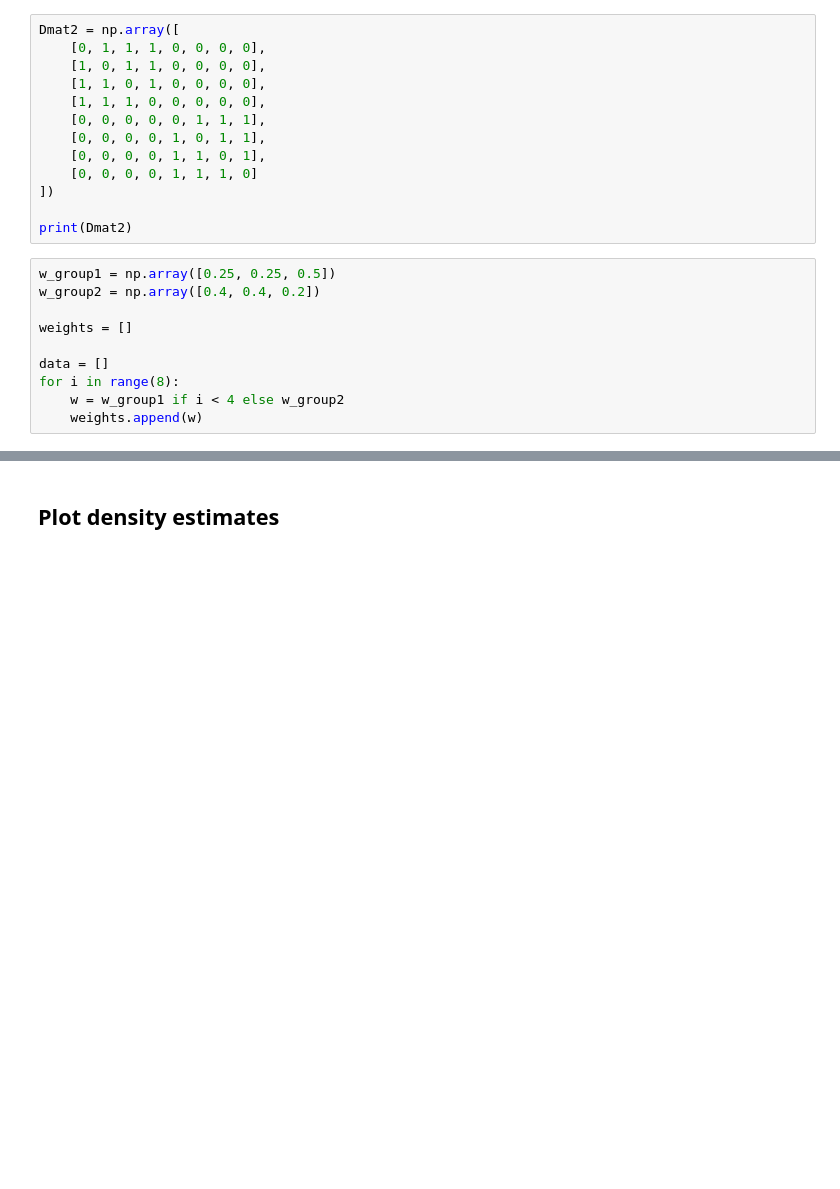
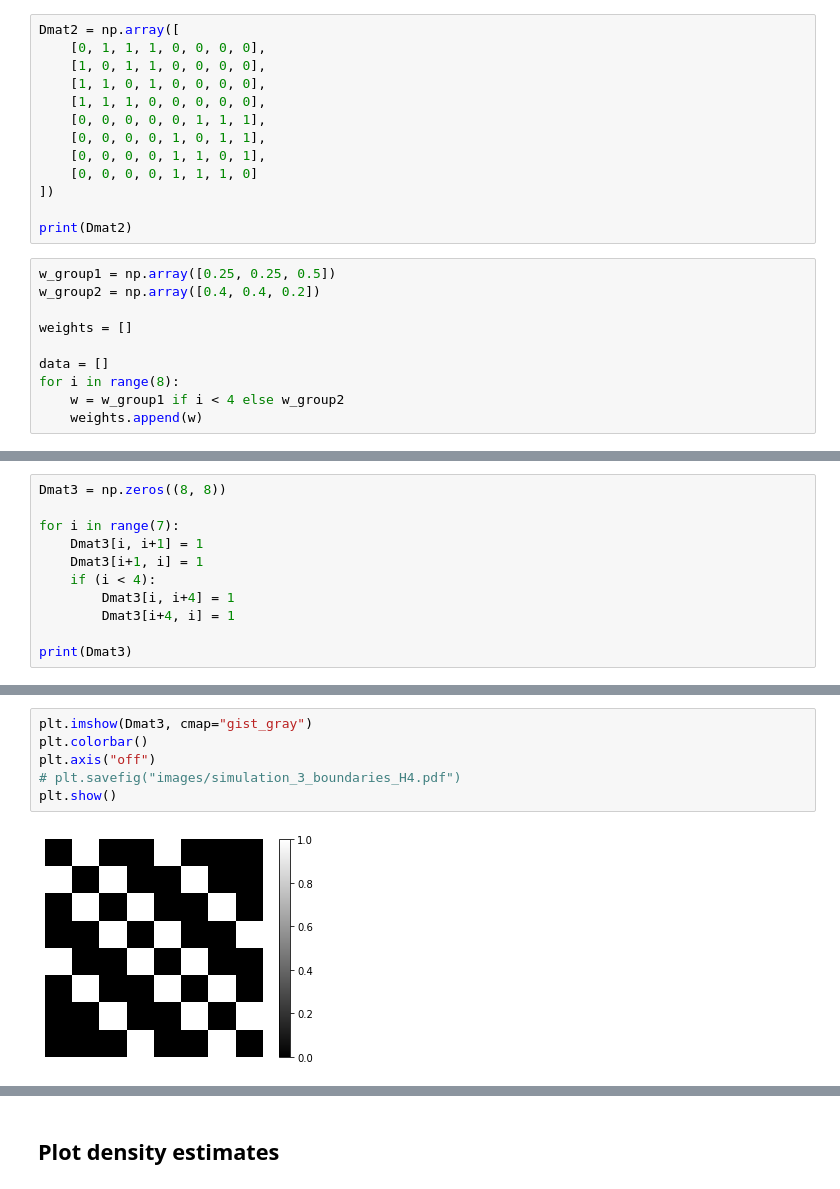
Before and after one commit to mberaha/spatial_mixtures, a Jupyter notebook: notebooks/Simulation Study.ipynb, the cells around one changed output, grey strips where cells are left out. Cells and saved outputs as stored; diff of their text form; blank space fills up the shorter version.

```diff
--- a/notebooks/Simulation Study.ipynb
+++ b/notebooks/Simulation Study.ipynb
@@ -147,0 +203,11 @@ chains = runSpatialMixtureSamplerFromData(burnin, niter, thin, datas, Dmat2,
+# %%
+Dmat3 = np.zeros((8, 8))
+
+for i in range(7):
+    Dmat3[i, i+1] = 1
+    Dmat3[i+1, i] = 1
+    if (i < 4):
+        Dmat3[i, i+4] = 1
+        Dmat3[i+4, i] = 1
+
+print(Dmat3)
@@ -147,0 +364,8 @@ chains = runSpatialMixtureSamplerFromData(burnin, niter, thin, datas, Dmat2,
+# %%
+plt.imshow(Dmat3, cmap="gist_gray")
+plt.colorbar()
+plt.axis("off")
+# plt.savefig("images/simulation_3_boundaries_H4.pdf")
+plt.show()
+# %% [output]
+[figure, added]
```
Also changed, not shown: parts of 32 cells of this notebook, 5 other files.
